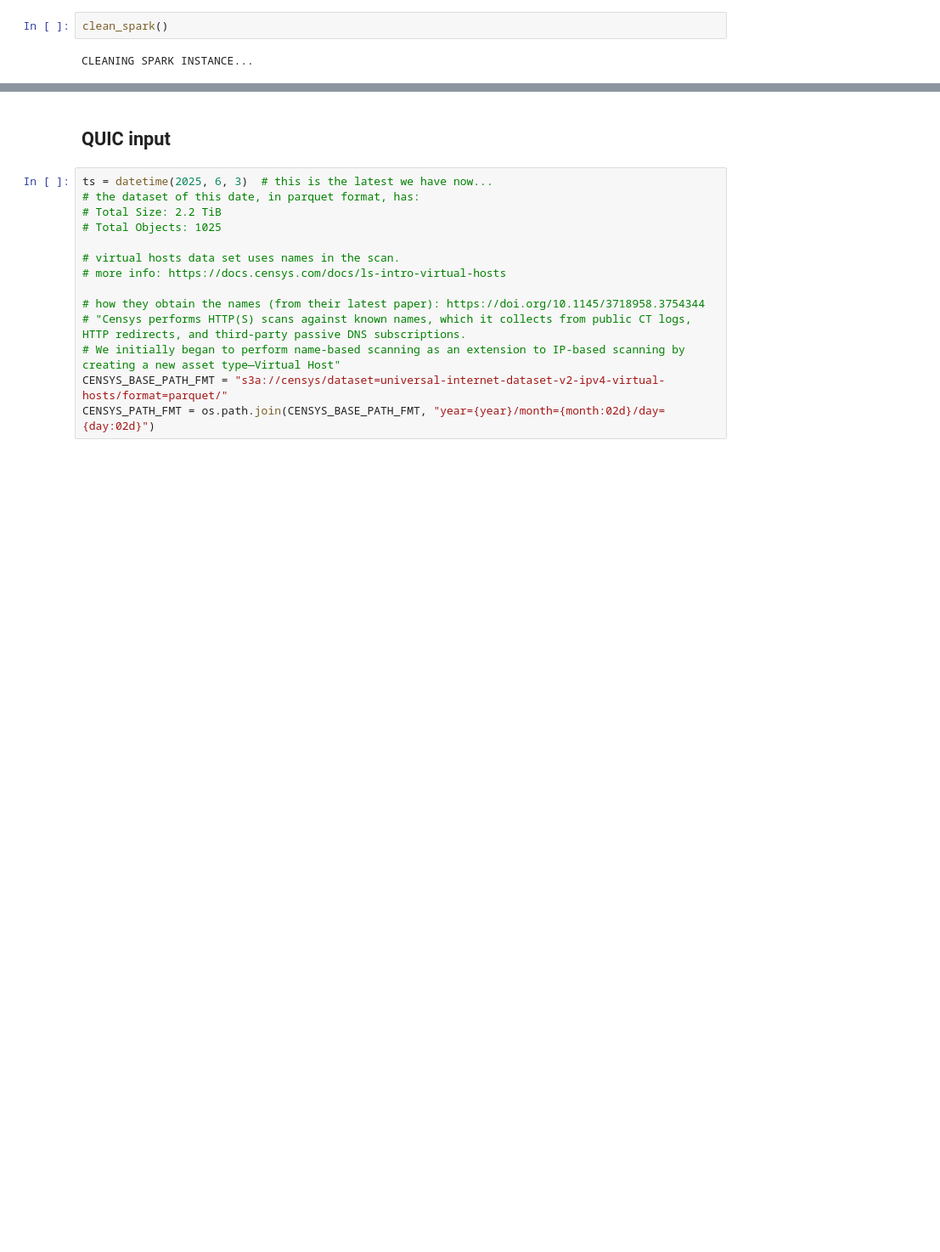
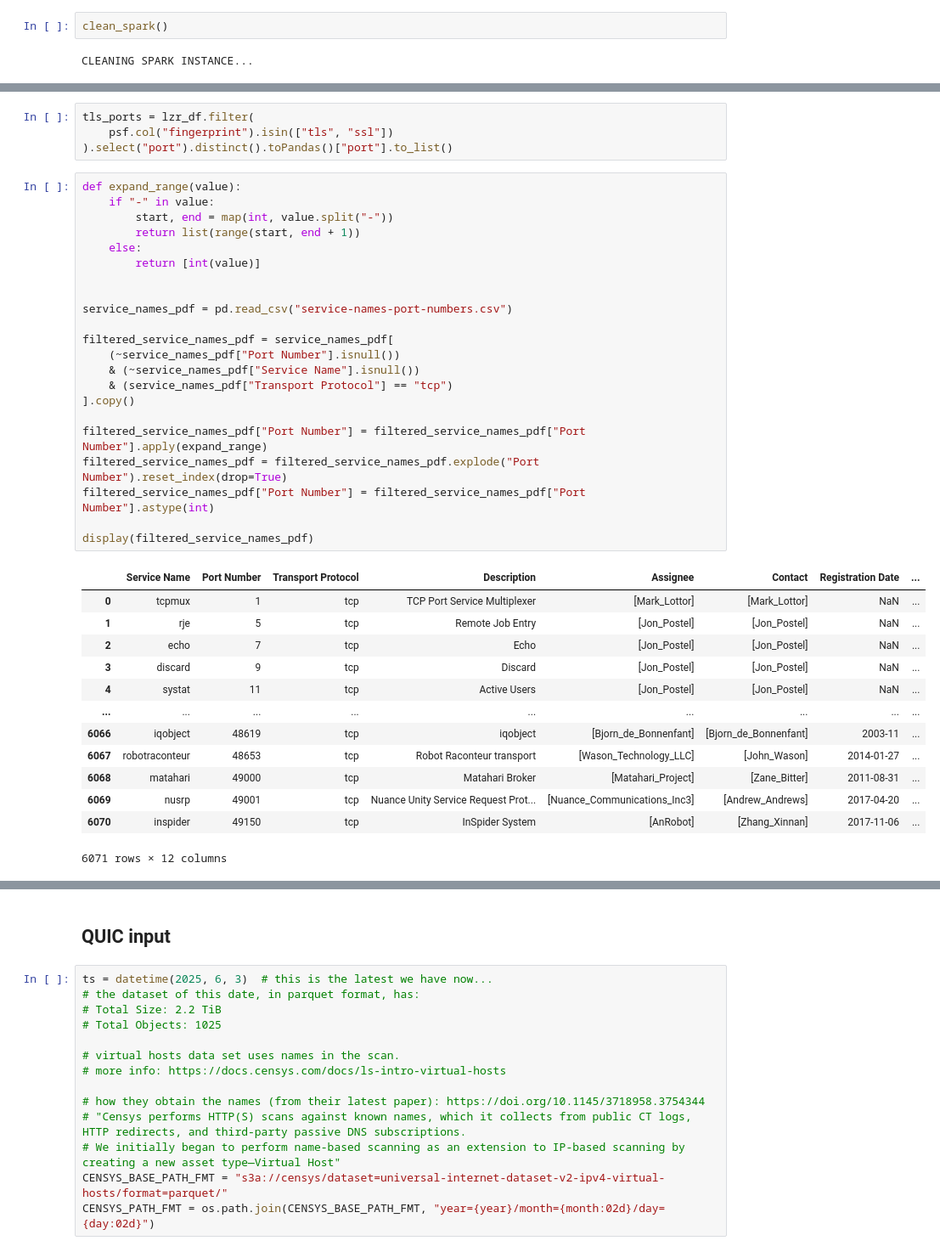
Before and after one commit to gustavoluvizotto/anycast-service-discovery, a Jupyter notebook: measurements/notebooks/tool_testing/prepare_measurements.ipynb, the cells around one changed output, grey strips where cells are left out. Shown at 85% size. Cells and saved outputs as stored; diff of their text form; blank space fills up the shorter version.

```diff
--- a/measurements/notebooks/tool_testing/prepare_measurements.ipynb
+++ b/measurements/notebooks/tool_testing/prepare_measurements.ipynb
@@ -27,0 +487,40 @@ from census_helper import download_date
+# %%
+tls_ports = lzr_df.filter(
+    psf.col("fingerprint").isin(["tls", "ssl"])
+).select("port").distinct().toPandas()["port"].to_list()
+# %%
+def expand_range(value):
+    if "-" in value:
+        start, end = map(int, value.split("-"))
+        return list(range(start, end + 1))
+    else:
+        return [int(value)]
+
+
+service_names_pdf = pd.read_csv("service-names-port-numbers.csv")
+
+filtered_service_names_pdf = service_names_pdf[
+    (~service_names_pdf["Port Number"].isnull())
+    & (~service_names_pdf["Service Name"].isnull())
+    & (service_names_pdf["Transport Protocol"] == "tcp")
+].copy()
+
+filtered_service_names_pdf["Port Number"] = filtered_service_names_pdf["Port Number"].apply(expand_range)
+filtered_service_names_pdf = filtered_service_names_pdf.explode("Port Number").reset_index(drop=True)
+filtered_service_names_pdf["Port Number"] = filtered_service_names_pdf["Port Number"].astype(int)
+
+display(filtered_service_names_pdf)
+# %% [output]
+|  | Service Name | Port Number | Transport Protocol | Description | Assignee | Contact | Registration Date | ... |
+| 0 | tcpmux | 1 | tcp | TCP Port Service Multiplexer | [Mark_Lottor] | [Mark_Lottor] | NaN | ... |
+| 1 | rje | 5 | tcp | Remote Job Entry | [Jon_Postel] | [Jon_Postel] | NaN | ... |
+| 2 | echo | 7 | tcp | Echo | [Jon_Postel] | [Jon_Postel] | NaN | ... |
+| 3 | discard | 9 | tcp | Discard | [Jon_Postel] | [Jon_Postel] | NaN | ... |
+| 4 | systat | 11 | tcp | Active Users | [Jon_Postel] | [Jon_Postel] | NaN | ... |
+| ... | ... | ... | ... | ... | ... | ... | ... | ... |
+| 6066 | iqobject | 48619 | tcp | iqobject | [Bjorn_de_Bonnenfant] | [Bjorn_de_Bonnenfant] | 2003-11 | ... |
+| 6067 | robotraconteur | 48653 | tcp | Robot Raconteur transport | [Wason_Technology_LLC] | [John_Wason] | 2014-01-27 | ... |
+| 6068 | matahari | 49000 | tcp | Matahari Broker | [Matahari_Project] | [Zane_Bitter] | 2011-08-31 | ... |
+| 6069 | nusrp | 49001 | tcp | Nuance Unity Service Request Prot... | [Nuance_Communications_Inc3] | [Andrew_Andrews] | 2017-04-20 | ... |
+| 6070 | inspider | 49150 | tcp | InSpider System | [AnRobot] | [Zhang_Xinnan] | 2017-11-06 | ... |
+6071 rows × 12 columns
```
Also changed, not shown: parts of 92 cells of this notebook, 3 other files.
